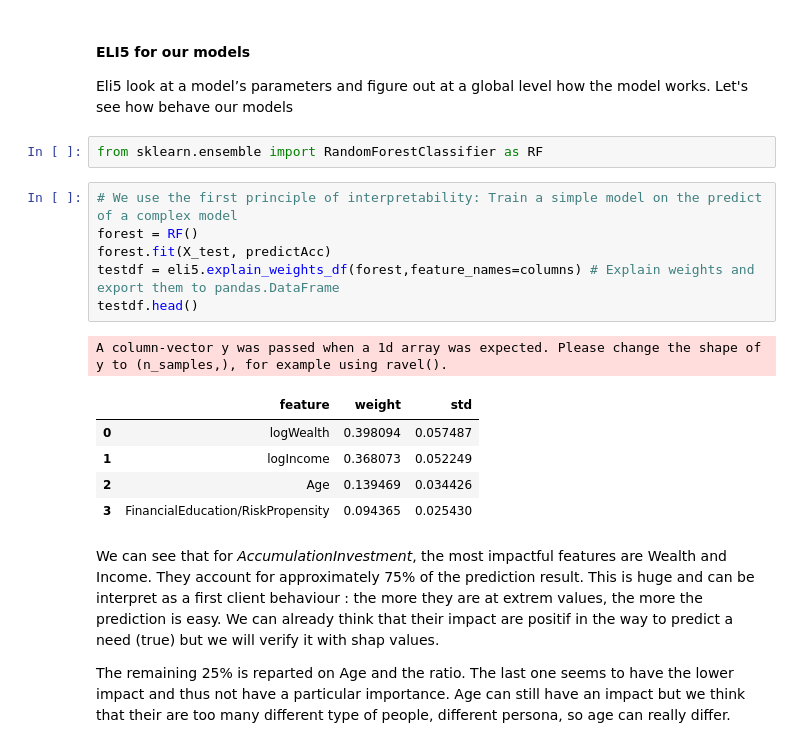
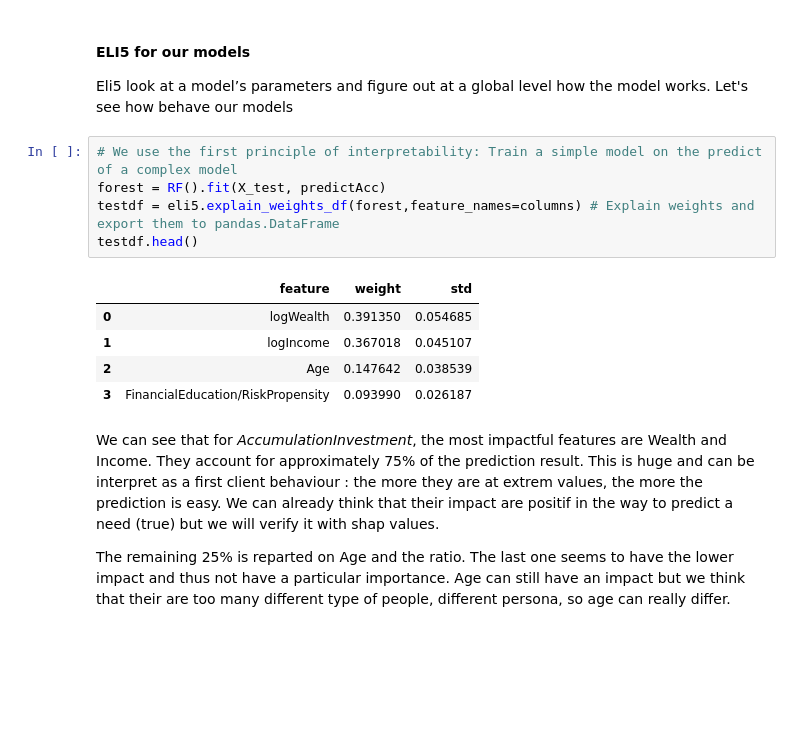
Before and after one commit to Emmalito/ML_BC2, a Jupyter notebook: src/4_Interpretability.ipynb, the cells around one changed output. Drawn from its saved outputs; the diff is of its cells as text; blank space fills up the shorter version.

```diff
--- a/src/4_Interpretability.ipynb
+++ b/src/4_Interpretability.ipynb
@@ -88,21 +67,17 @@ To do this, we use Eli5 to compute weight of features, this allow us a quick glo
 #### ELI5 for our models
 
 Eli5 look at a model’s parameters and figure out at a global level how the model works. Let's see how behave our models
-# %%
-from sklearn.ensemble import RandomForestClassifier as RF
 # %%
 # We use the first principle of interpretability: Train a simple model on the predict of a complex model
-forest = RF()
-forest.fit(X_test, predictAcc)
+forest = RF().fit(X_test, predictAcc)
 testdf = eli5.explain_weights_df(forest,feature_names=columns) # Explain weights and export them to pandas.DataFrame
 testdf.head()
 # %% [output]
-A column-vector y was passed when a 1d array was expected. Please change the shape of y to (n_samples,), for example using ravel().
 |  | feature | weight | std |
-| 0 | logWealth | 0.398094 | 0.057487 |
-| 1 | logIncome | 0.368073 | 0.052249 |
-| 2 | Age | 0.139469 | 0.034426 |
-| 3 | FinancialEducation/RiskPropensity | 0.094365 | 0.025430 |
+| 0 | logWealth | 0.391350 | 0.054685 |
+| 1 | logIncome | 0.367018 | 0.045107 |
+| 2 | Age | 0.147642 | 0.038539 |
+| 3 | FinancialEducation/RiskPropensity | 0.093990 | 0.026187 |
 # %% [markdown]
 We can see that for *AccumulationInvestment*, the most impactful features are Wealth and Income. They account for approximately 75% of the prediction result. This is huge and can be interpret as a first client behaviour : the more they are at extrem values, the more the prediction is easy. We can already think that their impact are positif in the way to predict a need (true) but we will verify it with shap values.
 
```
Also changed, not shown: parts of 8 cells of this notebook.
